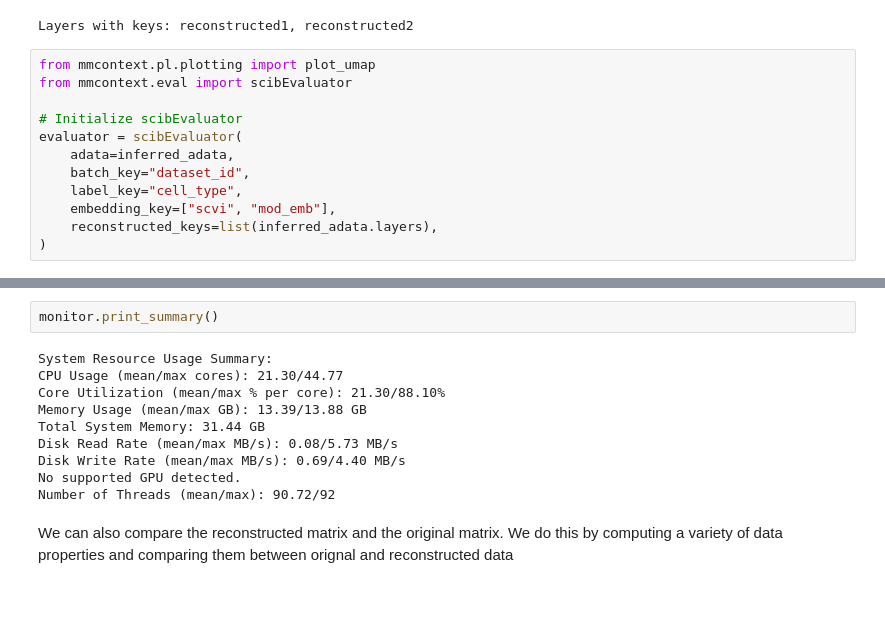
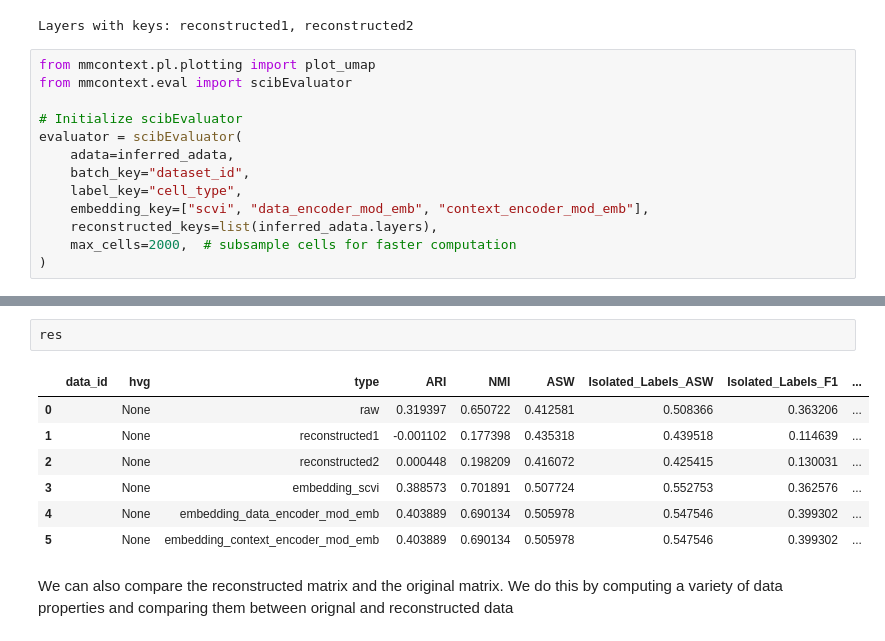
Before and after one commit to mengerj/mmcontext, a Jupyter notebook: docs/notebooks/example.ipynb, the cells around one changed output, grey strips where cells are left out. Cells and saved outputs as stored; diff of their text form; blank space fills up the shorter version.

```diff
--- a/docs/notebooks/example.ipynb
+++ b/docs/notebooks/example.ipynb
@@ -398,8 +433,9 @@ evaluator = scibEvaluator(
     adata=inferred_adata,
     batch_key="dataset_id",
     label_key="cell_type",
-    embedding_key=["scvi", "mod_emb"],
+    embedding_key=["scvi", "data_encoder_mod_emb", "context_encoder_mod_emb"],
     reconstructed_keys=list(inferred_adata.layers),
+    max_cells=2000,  # subsample cells for faster computation
 )
 # %%
 from mmcontext.eval.system_usage import SystemMonitor
@@ -465,15 +496,13 @@ mmcontext.eval.evaluate_scib - ERROR - Error computing iLISI: [WinError 193] %1
-# %%
-monitor.print_summary()
-# %% [output]
-System Resource Usage Summary:
-CPU Usage (mean/max cores): 21.30/44.77
-Core Utilization (mean/max % per core): 21.30/88.10%
-Memory Usage (mean/max GB): 13.39/13.88 GB
-Total System Memory: 31.44 GB
-Disk Read Rate (mean/max MB/s): 0.08/5.73 MB/s
-Disk Write Rate (mean/max MB/s): 0.69/4.40 MB/s
-No supported GPU detected.
-Number of Threads (mean/max): 90.72/92
+# %%
+res
+# %% [output]
+|  | data_id | hvg | type | ARI | NMI | ASW | Isolated_Labels_ASW | Isolated_Labels_F1 | ... |
+| 0 |  | None | raw | 0.319397 | 0.650722 | 0.412581 | 0.508366 | 0.363206 | ... |
+| 1 |  | None | reconstructed1 | -0.001102 | 0.177398 | 0.435318 | 0.439518 | 0.114639 | ... |
+| 2 |  | None | reconstructed2 | 0.000448 | 0.198209 | 0.416072 | 0.425415 | 0.130031 | ... |
+| 3 |  | None | embedding_scvi | 0.388573 | 0.701891 | 0.507724 | 0.552753 | 0.362576 | ... |
+| 4 |  | None | embedding_data_encoder_mod_emb | 0.403889 | 0.690134 | 0.505978 | 0.547546 | 0.399302 | ... |
+| 5 |  | None | embedding_context_encoder_mod_emb | 0.403889 | 0.690134 | 0.505978 | 0.547546 | 0.399302 | ... |
 # %% [markdown]
 We can also compare the reconstructed matrix and the original matrix. We do this by computing a variety of data properties and comparing them between orignal and reconstructed data
 # %%
```
Also changed, not shown: parts of 30 cells of this notebook.
